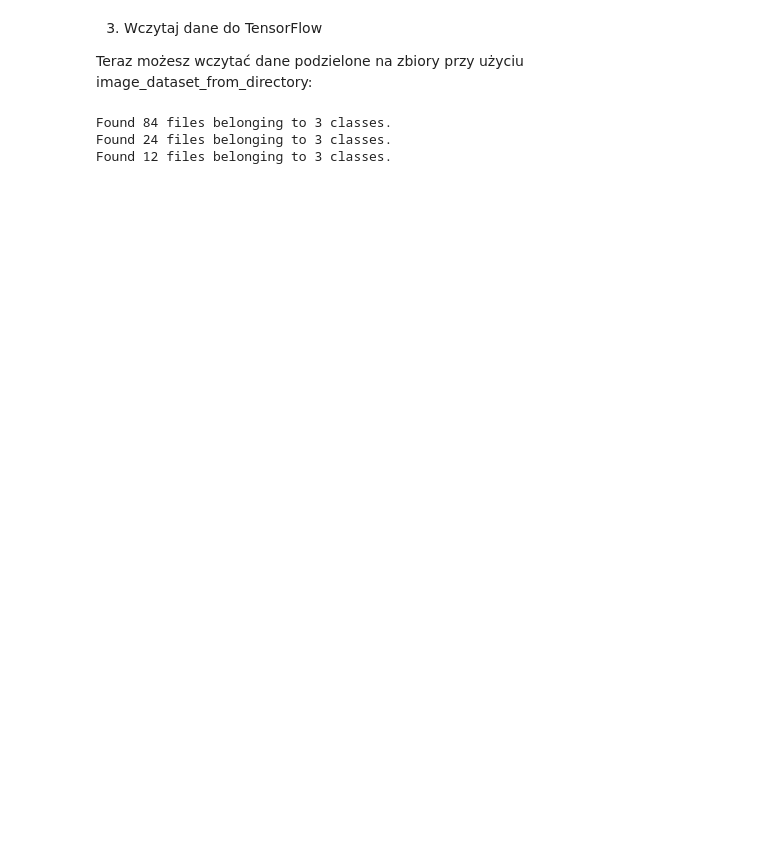
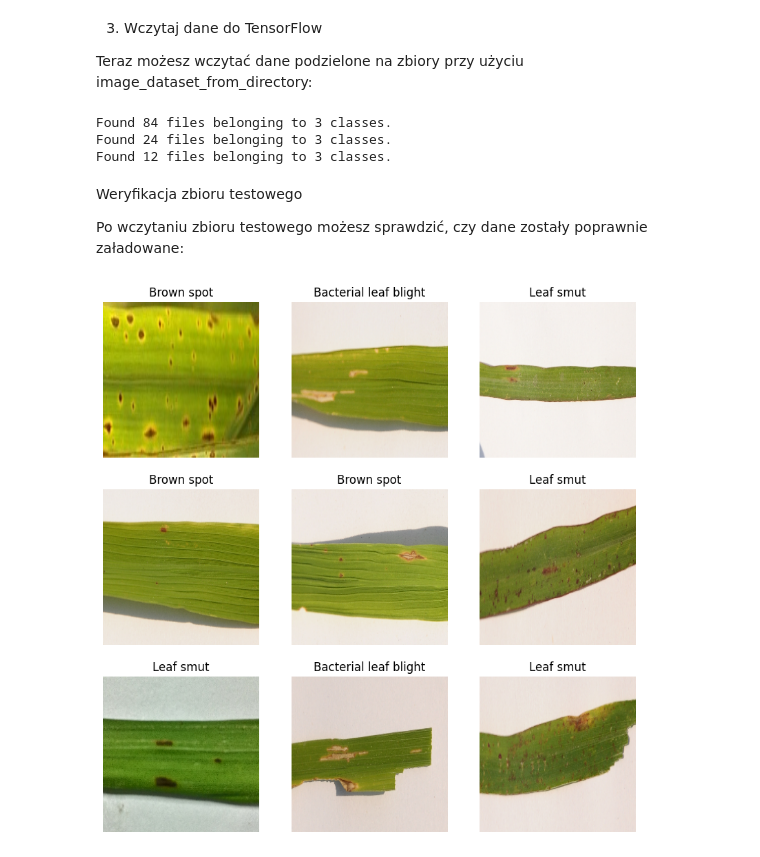
Before and after one commit to piaseckazaneta/CV, a Jupyter notebook: Project1_RiceLeafDiseases.ipynb, the cells around one changed output. Drawn from its saved outputs; the diff is of its cells as text; code cells hidden in the pictures; blank space fills up the shorter version.

```diff
--- a/Project1_RiceLeafDiseases.ipynb
+++ b/Project1_RiceLeafDiseases.ipynb
@@ -127,3 +142,20 @@ test_ds = image_dataset_from_directory(
 Found 84 files belonging to 3 classes.
 Found 24 files belonging to 3 classes.
 Found 12 files belonging to 3 classes.
+# %% [markdown]
+Weryfikacja zbioru testowego
+
+Po wczytaniu zbioru testowego możesz sprawdzić, czy dane zostały poprawnie załadowane:
+# %%
+import matplotlib.pyplot as plt
+
+# Wyświetlenie kilku obrazów z testowego
+plt.figure(figsize=(10, 10))
+for images, labels in test_ds.take(1):  # Pobranie pierwszego batcha
+    for i in range(9):  # Wyświetlenie 9 obrazów
+        ax = plt.subplot(3, 3, i + 1)
+        plt.imshow(images[i].numpy().astype("uint8"))
+        plt.title(train_ds.class_names[labels[i]])
+        plt.axis("off")
+# %% [output]
+[figure, added]
```
Also changed, not shown: parts of 4 cells of this notebook.
